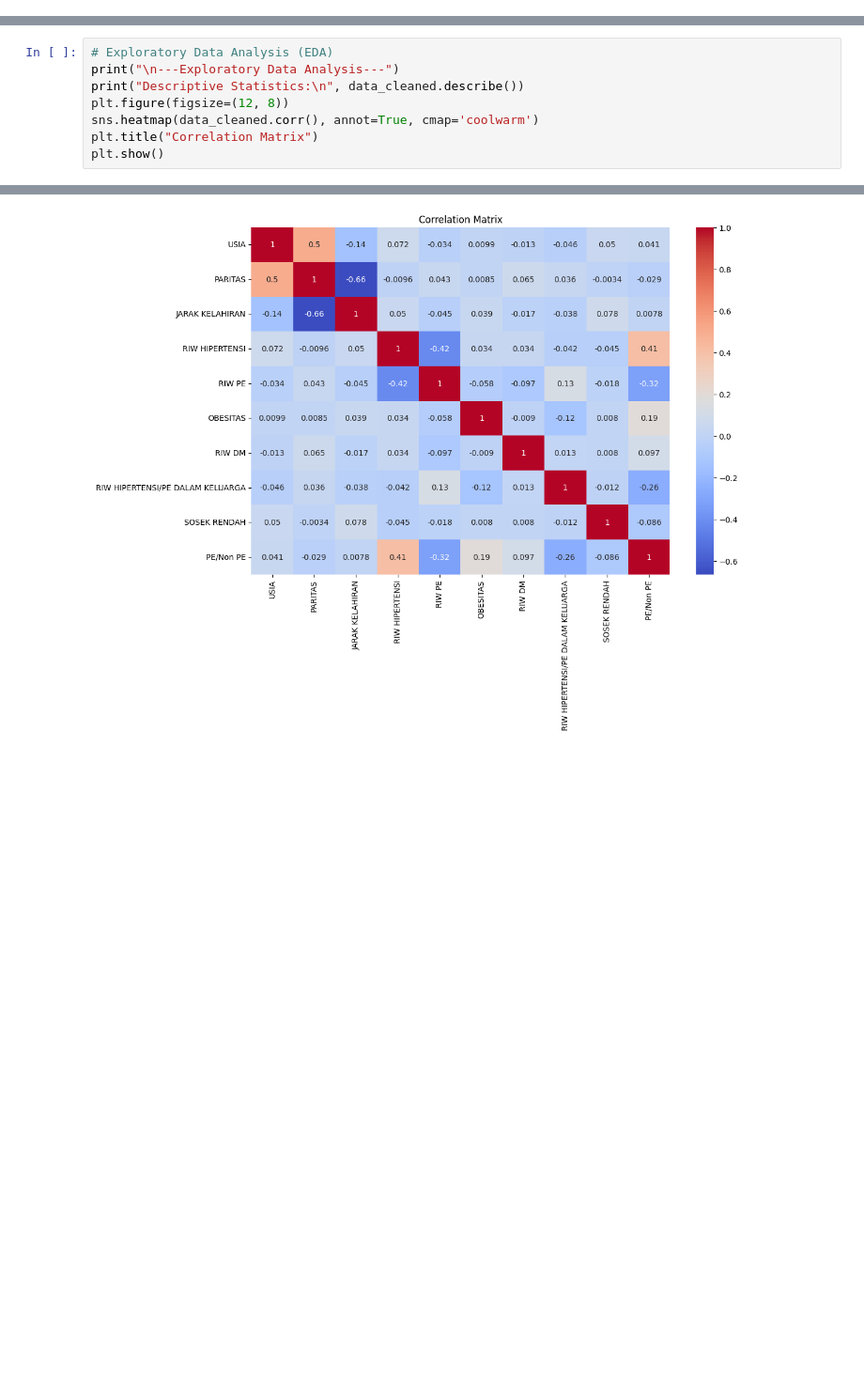
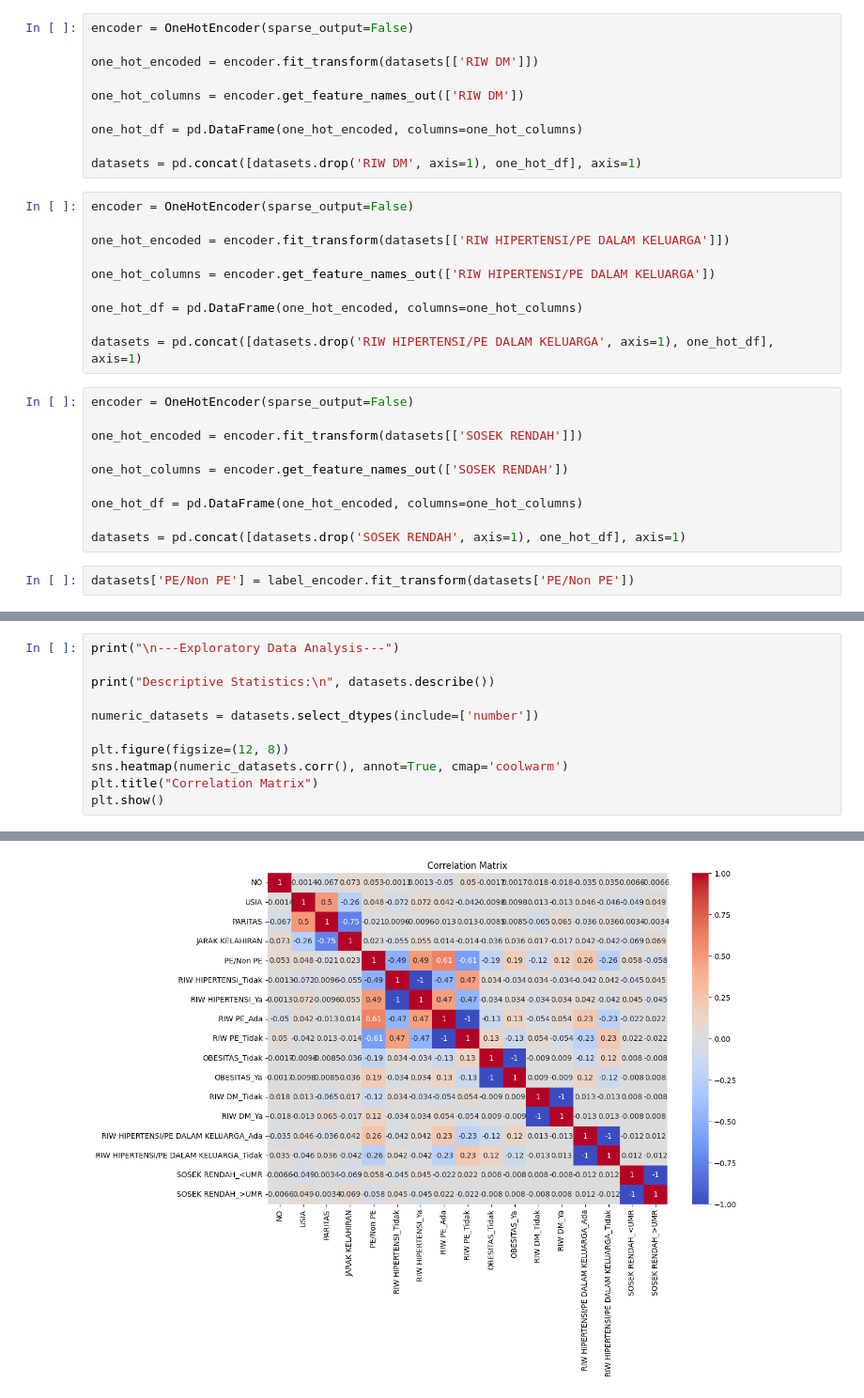
Before and after one commit to NaufalArsyaputraPradana/Data_Mining, a Jupyter notebook: Tugas Data Mining 3/Data_Modelling.ipynb, the cells around one changed output, grey strips where cells are left out. Shown at 94% size. Saved outputs shown, nothing was run; the diff lists cells and outputs as text; blank space fills up the shorter version.

```diff
--- a/Tugas Data Mining 3/Data_Modelling.ipynb
+++ b/Tugas Data Mining 3/Data_Modelling.ipynb
@@ -72,0 +363,32 @@ y = data_cleaned[target_column_name]
+# %%
+encoder = OneHotEncoder(sparse_output=False)
+
+one_hot_encoded = encoder.fit_transform(datasets[['RIW DM']])
+
+one_hot_columns = encoder.get_feature_names_out(['RIW DM'])
+
+one_hot_df = pd.DataFrame(one_hot_encoded, columns=one_hot_columns)
+
+datasets = pd.concat([datasets.drop('RIW DM', axis=1), one_hot_df], axis=1)
+# %%
+encoder = OneHotEncoder(sparse_output=False)
+
+one_hot_encoded = encoder.fit_transform(datasets[['RIW HIPERTENSI/PE DALAM KELUARGA']])
+
+one_hot_columns = encoder.get_feature_names_out(['RIW HIPERTENSI/PE DALAM KELUARGA'])
+
+one_hot_df = pd.DataFrame(one_hot_encoded, columns=one_hot_columns)
+
+datasets = pd.concat([datasets.drop('RIW HIPERTENSI/PE DALAM KELUARGA', axis=1), one_hot_df], axis=1)
+# %%
+encoder = OneHotEncoder(sparse_output=False)
+
+one_hot_encoded = encoder.fit_transform(datasets[['SOSEK RENDAH']])
+
+one_hot_columns = encoder.get_feature_names_out(['SOSEK RENDAH'])
+
+one_hot_df = pd.DataFrame(one_hot_encoded, columns=one_hot_columns)
+
+datasets = pd.concat([datasets.drop('SOSEK RENDAH', axis=1), one_hot_df], axis=1)
+# %%
+datasets['PE/Non PE'] = label_encoder.fit_transform(datasets['PE/Non PE'])
@@ -73,9 +440,12 @@ y = data_cleaned[target_column_name]
 # %%
-# Exploratory Data Analysis (EDA)
 print("\n---Exploratory Data Analysis---")
-print("Descriptive Statistics:\n", data_cleaned.describe())
+
+print("Descriptive Statistics:\n", datasets.describe())
+
+numeric_datasets = datasets.select_dtypes(include=['number'])
+
 plt.figure(figsize=(12, 8))
-sns.heatmap(data_cleaned.corr(), annot=True, cmap='coolwarm')
+sns.heatmap(numeric_datasets.corr(), annot=True, cmap='coolwarm')
 plt.title("Correlation Matrix")
 plt.show()
 # %% [output]
@@ -99,2 +469,2 @@ max      6.000000
-[figure, old version]
+[figure, new version]
 # %%
```
Also changed, not shown: parts of 55 cells of this notebook, 5 other files.
